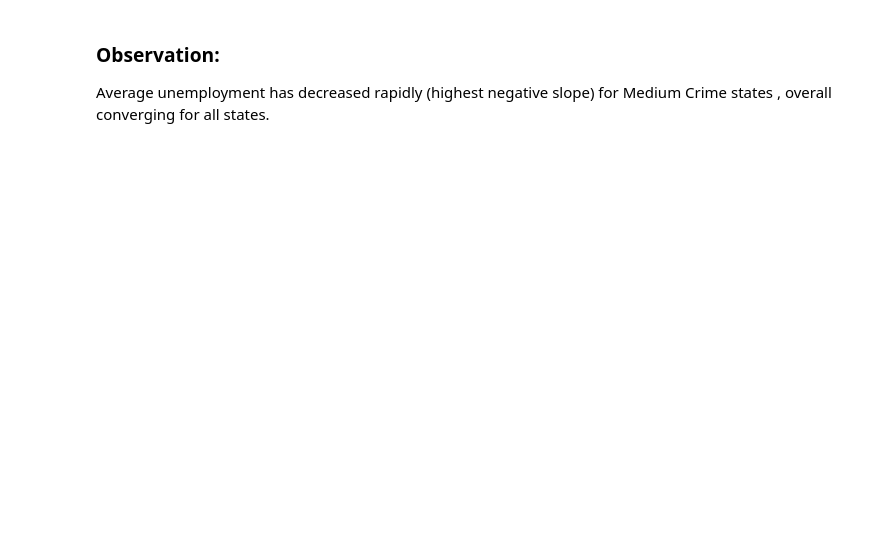
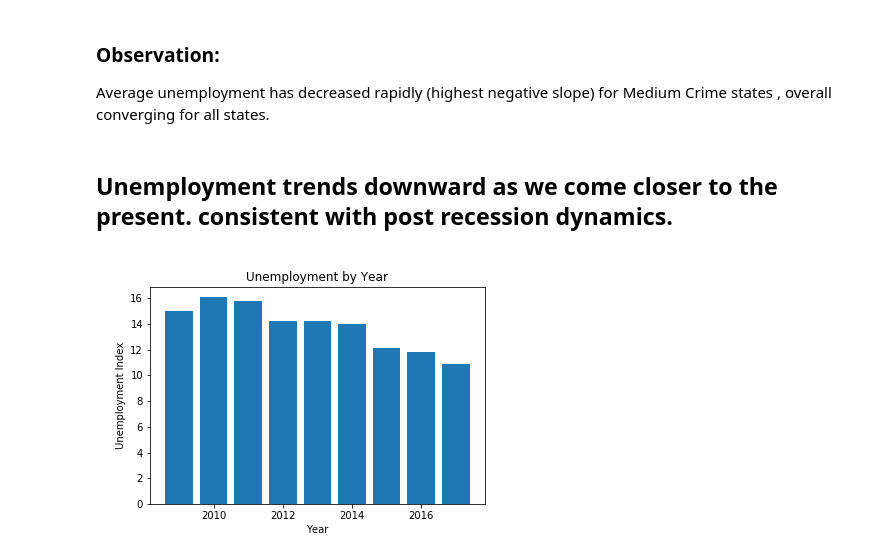
Before and after one commit to SnehaKellogg/Project1_Group5, a Jupyter notebook: PlotPrints.ipynb, the cells around one changed output. Cells and saved outputs as stored; diff of their text form; code cells hidden in the pictures; blank space fills up the shorter version.

Commit message:
adding bar graphs to final notebook

```diff
--- a/PlotPrints.ipynb
+++ b/PlotPrints.ipynb
@@ -35,0 +36,6 @@ Average unemployment has decreased rapidly (highest negative slope) for Medium C
+# %% [markdown]
+## Unemployment trends downward as we come closer to the present.  consistent with post recession dynamics.
+# %%
+Image("plots/Unemployment by year.png")
+# %% [output]
+[figure, added]
```
Also changed, not shown: parts of 6 cells of this notebook, 18 other files.
